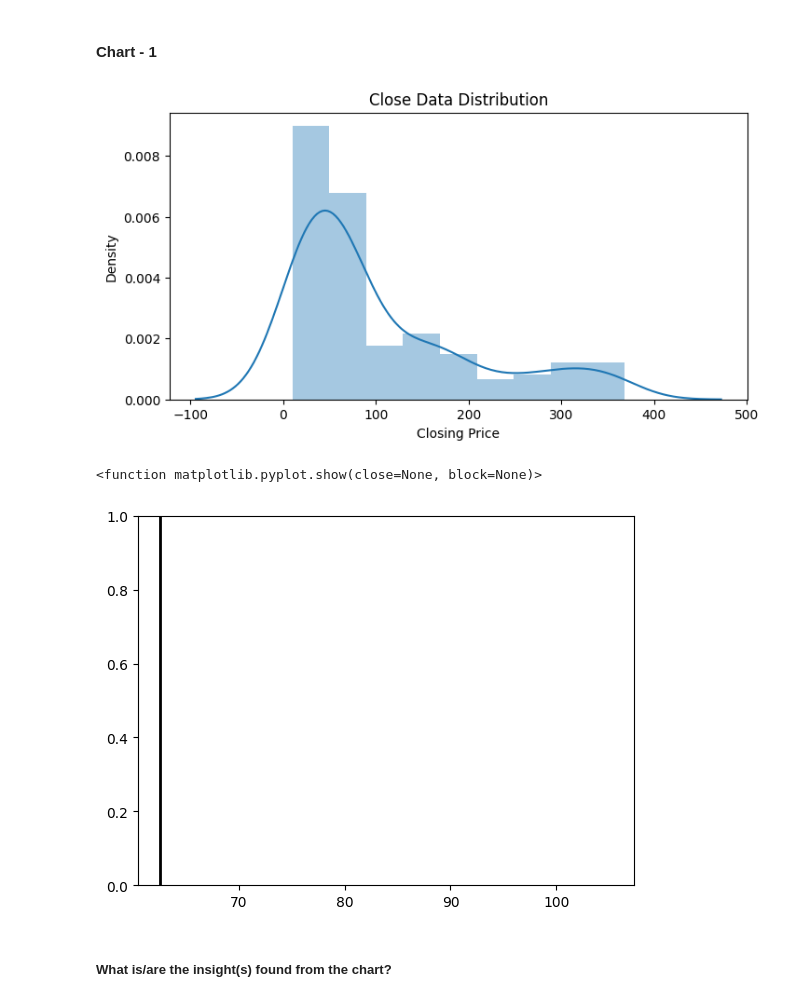
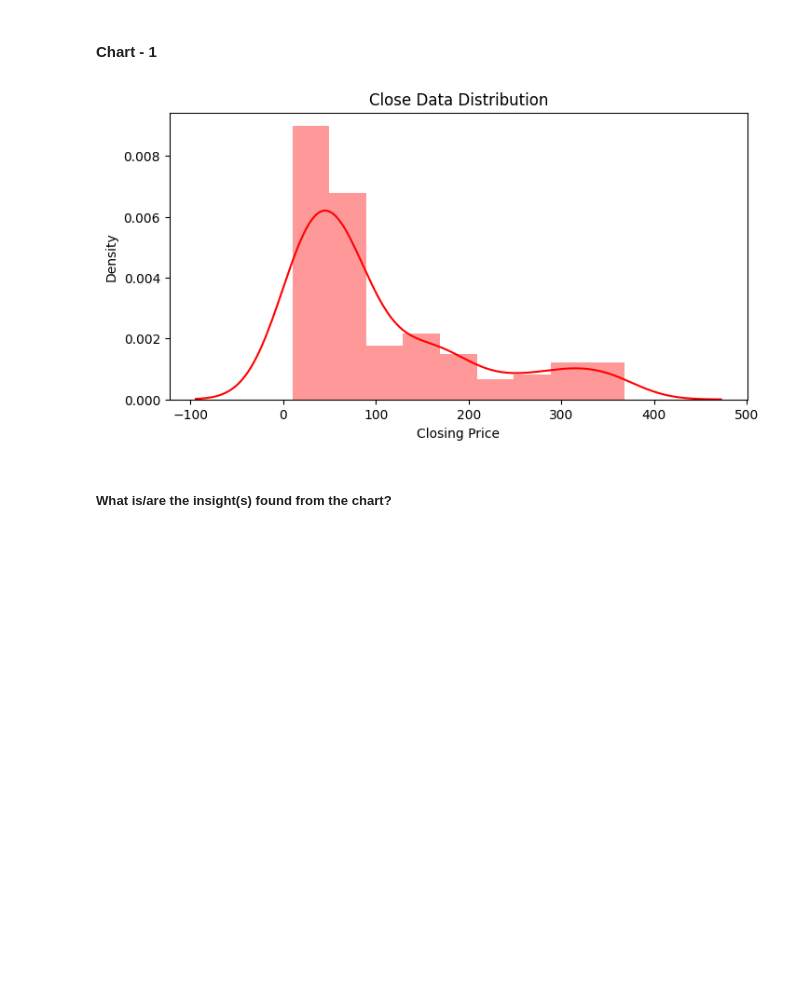
Before and after one commit to Devyani273/Regression---Yes-Bank-Stock-Closing-Price-Prediction, a Jupyter notebook: Yes_Bank_Stock_Closing_Price_Prediction.ipynb, the cells around one changed output. Drawn from its saved outputs; the diff is of its cells as text; code cells hidden in the pictures; blank space fills up the shorter version.

```diff
--- a/Yes_Bank_Stock_Closing_Price_Prediction.ipynb
+++ b/Yes_Bank_Stock_Closing_Price_Prediction.ipynb
@@ -108,7 +108,7 @@ Mounted at /content/drive
 # %%
 # Load Dataset
 file_path = '/content/drive/MyDrive/Regression - Yes Bank Stock Closing Price Prediction/data_YesBank_StockPrices.csv'
-df = pd.read_csv(file_path)
+data = pd.read_csv(file_path)
 # %% [markdown]
 ### Dataset First View
 # %%
@@ -244,6 +247,9 @@ dtype: int64
 ## 3. ***Data Wrangling***
 # %% [markdown]
 ### Data Wrangling Code
+# %%
+# making a copy of original dataset
+df = data.copy()
 # %%
 # Write your code to make your dataset analysis ready.
 df['Date'].sample(3)
@@ -280,14 +286,12 @@ Name: Date, dtype: datetime64[ns]
 # %%
 # Dependent variable 'Closing price'
 plt.figure(figsize=(8,4))
-sns.distplot(df['Close'])
+sns.distplot(df['Close'],color ='r')
 plt.title('Close Data Distribution')
 plt.xlabel('Closing Price')
 plt.show()
 # %% [output]
-[figure, old version]
+[figure, new version]
-<function matplotlib.pyplot.show(close=None, block=None)>
-[figure, removed]
 # %% [markdown]
 #####  What is/are the insight(s) found from the chart?
 # %% [markdown]
```
Also changed, not shown: parts of 334 cells of this notebook.
